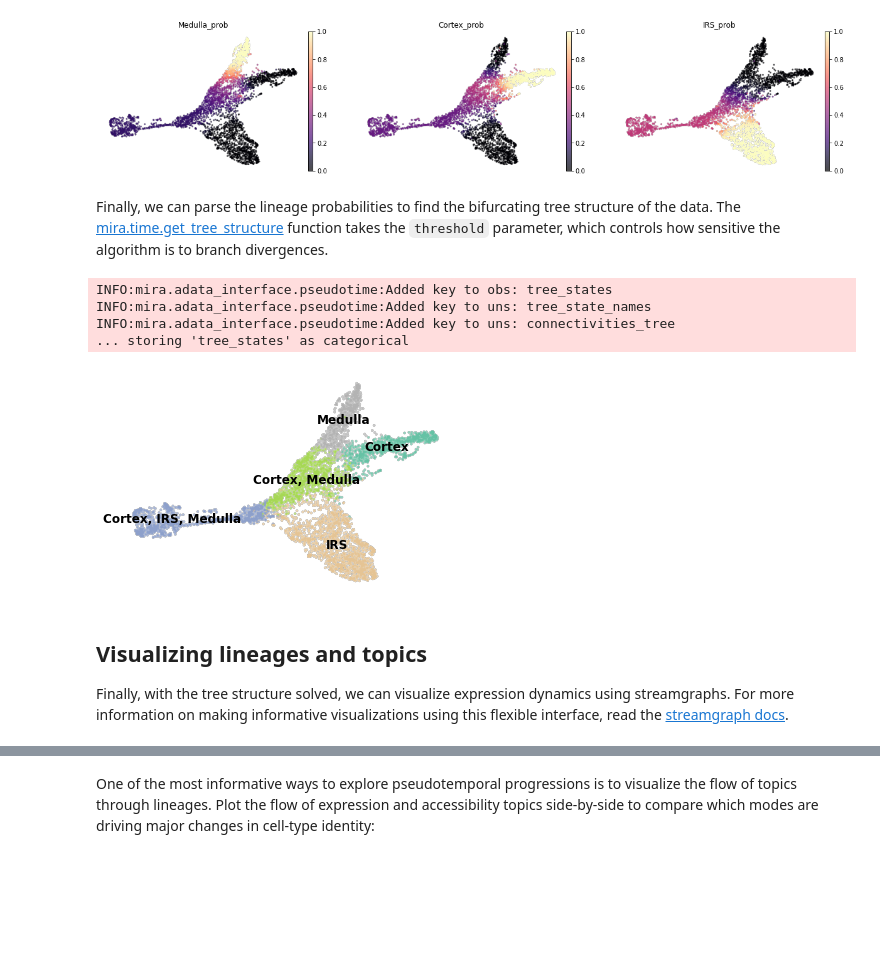
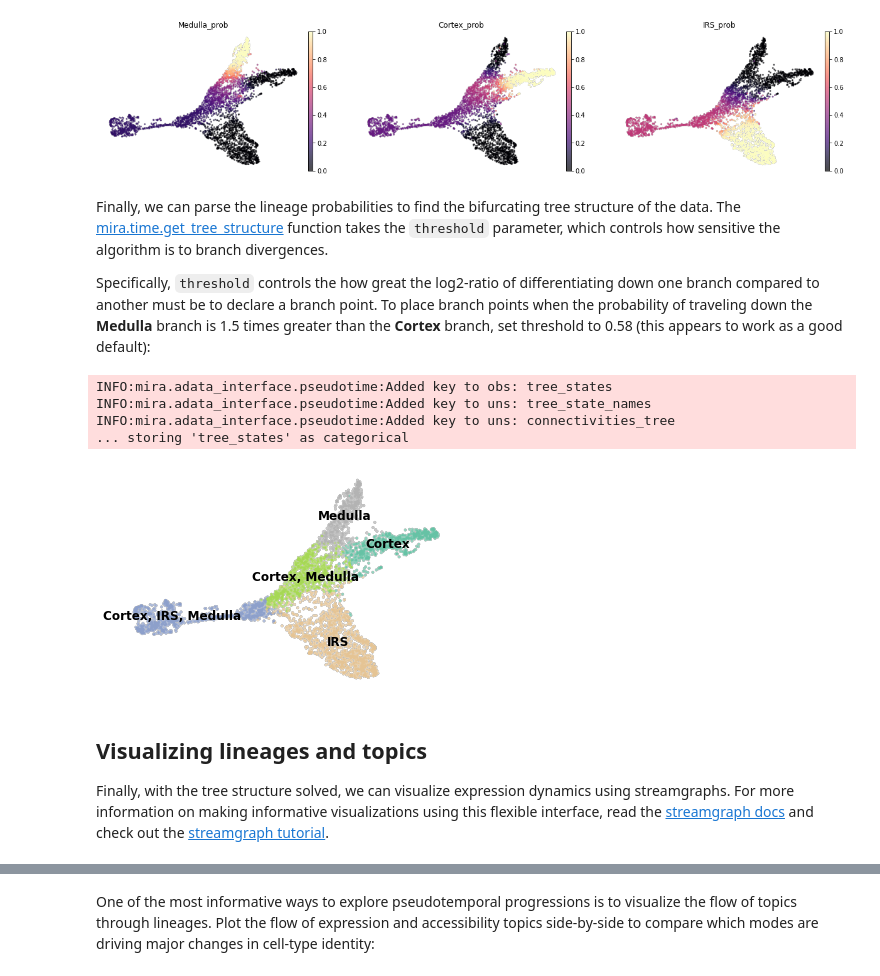
Before and after one commit to cistrome/MIRA, a Jupyter notebook: docs/source/notebooks/tutorial_mira.time.ipynb, the cells around one changed output, grey strips where cells are left out. Saved outputs shown, nothing was run; the diff lists cells and outputs as text; code cells hidden in the pictures; blank space fills up the shorter version.

```diff
--- a/docs/source/notebooks/tutorial_mira.time.ipynb
+++ b/docs/source/notebooks/tutorial_mira.time.ipynb
@@ -163,20 +162,22 @@ sc.pl.umap(data,
 [figure]
 # %% [markdown]
 Finally, we can parse the lineage probabilities to find the bifurcating tree structure of the data. The [mira.time.get_tree_structure](../time/mira.time.get_tree_structure.html) function takes the `threshold` parameter, which controls how sensitive the algorithm is to branch divergences.
+
+Specifically, `threshold` controls the how great the log2-ratio of differentiating down one branch compared to another must be to declare a branch point. To place branch points when the probability of traveling down the **Medulla** branch is 1.5 times greater than the **Cortex** branch, set threshold to 0.58 (this appears to work as a good default):
 # %%
-mira.time.get_tree_structure(data, threshold = 0.5)
+mira.time.get_tree_structure(data, threshold = 0.58)
 sc.pl.umap(data, color = 'tree_states', palette = 'Set2',
            **umap_kwargs, title = '', legend_loc='on data')
 # %% [output]
 INFO:mira.adata_interface.pseudotime:Added key to obs: tree_states
 INFO:mira.adata_interface.pseudotime:Added key to uns: tree_state_names
 INFO:mira.adata_interface.pseudotime:Added key to uns: connectivities_tree
 ... storing 'tree_states' as categorical
-[figure, old version]
+[figure, new version]
 # %% [markdown]
 ## Visualizing lineages and topics
 
-Finally, with the tree structure solved, we can visualize expression dynamics using streamgraphs. For more information on making informative visualizations using this flexible interface, read the [streamgraph docs](../plotting/mira.pl.plot_stream.html).
+Finally, with the tree structure solved, we can visualize expression dynamics using streamgraphs. For more information on making informative visualizations using this flexible interface, read the [streamgraph docs](../plotting/mira.pl.plot_stream.html) and check out the [streamgraph tutorial](tutorial_streamgraphs.html).
 # %%
 data.obs.true_cell = data.obs.true_cell.astype(str)
 mira.pl.plot_stream(data, data = 'true_cell', log_pseudotime=False, max_bar_height=0.99, title = 'Cell Type',
```
Also changed, not shown: parts of 9 cells of this notebook, 17 other files.
